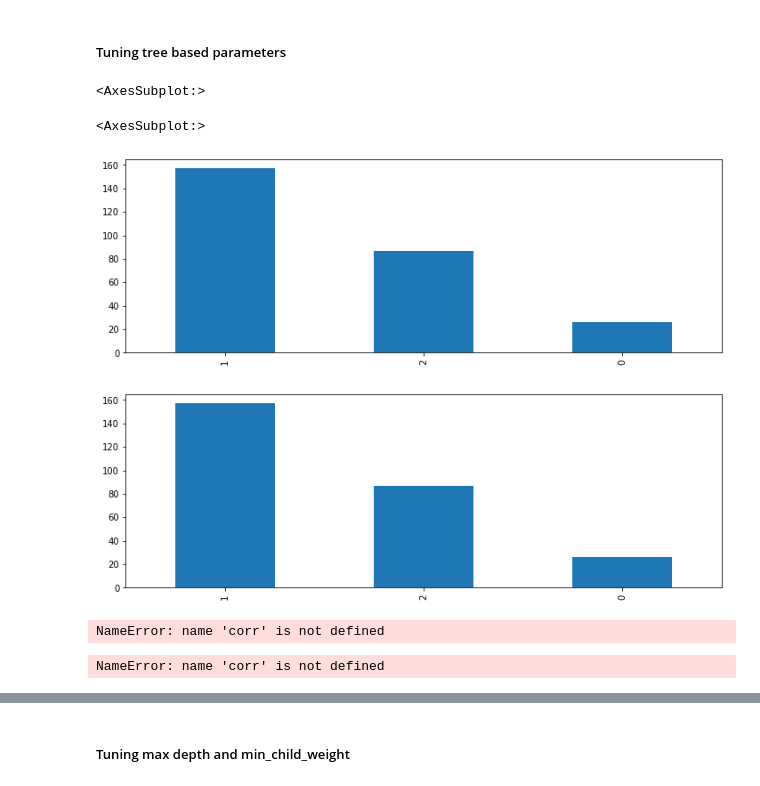
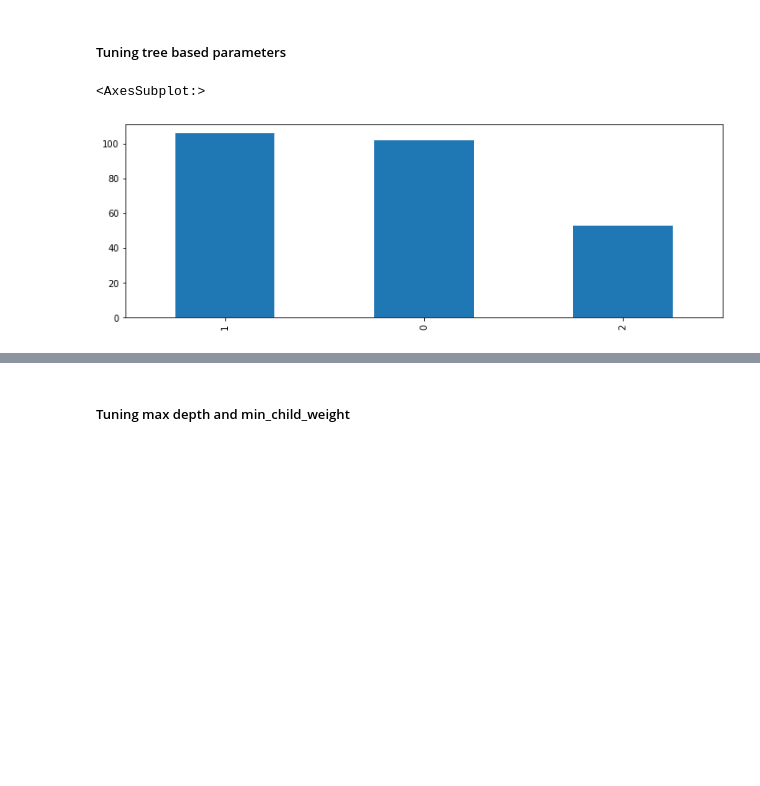
Before and after one commit to reusability/research, a Jupyter notebook: XGBoost_GT_3.ipynb, the cells around one changed output, grey strips where cells are left out. Drawn from its saved outputs; the diff is of its cells as text; code cells hidden in the pictures; blank space fills up the shorter version.

```diff
--- a/XGBoost_GT_3.ipynb
+++ b/XGBoost_GT_3.ipynb
@@ -49,0 +34,8 @@ Name: release, Length: 270, dtype: object
+# %%
+import datetime as dt
+data['date'] = pd.to_datetime(data['maven_release'])
+data['day'] = (dt.datetime.now() - data['date']).dt.days
+# %%
+data.dropna(axis=1, inplace=True)
+# %%
+data = data[data.maven_reuse <1570]
@@ -85,20 +133,13 @@ def modelfit(alg, dtrain, predictors, useTrainCV=True, cv_folds=5, early_stoppin
 ##### Tuning tree based parameters
 # %%
 def f(x):
-    if x['maven_reuse'] < 19: return 0
-    elif x['maven_reuse'] < 243 and x['maven_reuse']>=19: return 1
+    if x['maven_reuse'] < 49: return 0
+    elif x['maven_reuse'] < 406 and x['maven_reuse']>=49: return 1
     else: return 2
 
-train['reuse'] = train.apply(f, axis=1)
+data['reuse'] = data.apply(f, axis=1)
 # %%
-train.reuse.value_counts().plot(kind='bar')
+data.reuse.value_counts().plot(kind='bar')
 # %% [output]
 <AxesSubplot:>
-<AxesSubplot:>
-[figure, old version]
+[figure, new version]
-[figure, removed]
-# %%
-print(corr['maven_reuse'])
-# %% [output]
-NameError: name 'corr' is not defined
-NameError: name 'corr' is not defined
```
Also changed, not shown: parts of 45 cells of this notebook, 2 other files.
